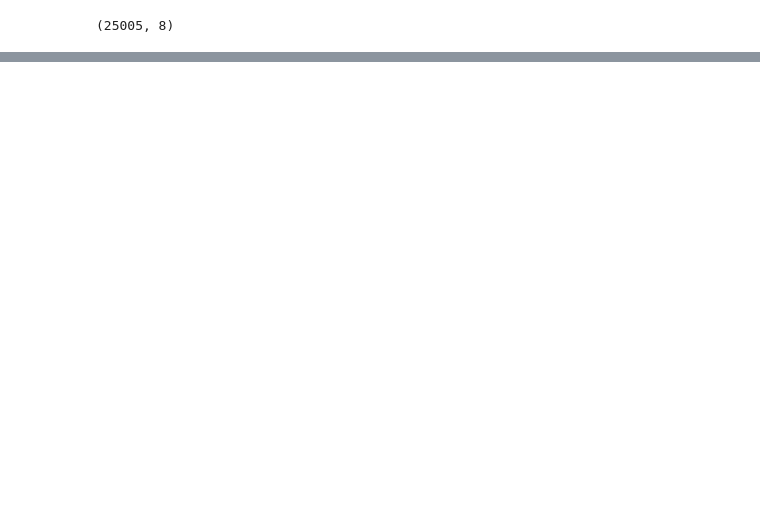
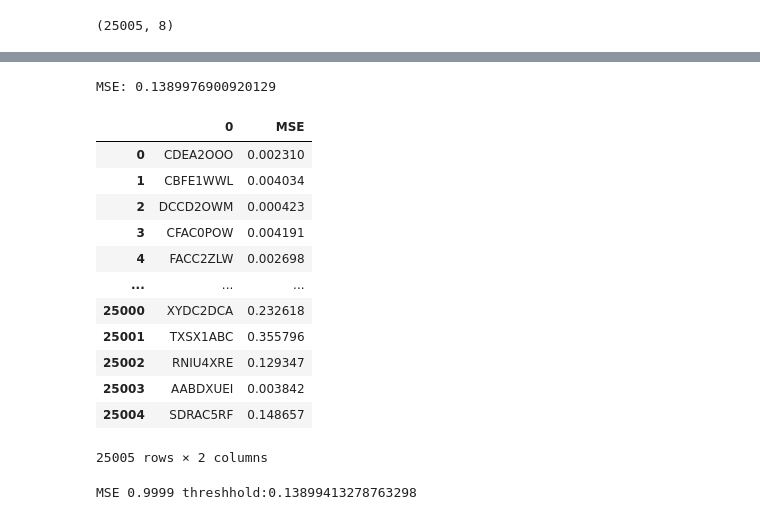
Before and after one commit to ganarajpr/sanskrit-autoencoder, a Jupyter notebook: Extract-Sanskrit.ipynb, the cells around one changed output, grey strips where cells are left out. Drawn from its saved outputs; the diff is of its cells as text; code cells hidden in the pictures; blank space fills up the shorter version.

```diff
--- a/Extract-Sanskrit.ipynb
+++ b/Extract-Sanskrit.ipynb
@@ -131,0 +188,3 @@ To enable them in other operations, rebuild TensorFlow with the appropriate comp
+# %%
+autoencoder = load_model('model_seqs2.h5')
+print(f'Min Loss:{np.min(history["loss"])}')
@@ -131,0 +193,41 @@ To enable them in other operations, rebuild TensorFlow with the appropriate comp
+# %%
+#get the MSE error term
+predictions = autoencoder.predict(scaled_seqs)
+mse = np.mean(np.power(scaled_seqs - predictions, 2), axis=1)
+print('MSE:', np.quantile(mse, 0.9999)) # => the 9999% quatile - only 0.0001% have error score higher than that
+# %% [output]
+MSE: 0.1389976900920129
+# %%
+
+#encode all the data
+encoded_seqs = encode_sequence_list(seqs_ds.iloc[:,0])
+#scale it
+scaled_data = MinMaxScaler().fit_transform(encoded_seqs)
+#predict it
+predicted = autoencoder.predict(scaled_data)
+#get the error term
+mse = np.mean(np.power(scaled_data - predicted, 2), axis=1)
+#now add them to our data frame
+seqs_ds['MSE'] = mse
+# %%
+display(seqs_ds)
+# %% [output]
+|  | 0 | MSE |
+| 0 | CDEA2OOO | 0.002310 |
+| 1 | CBFE1WWL | 0.004034 |
+| 2 | DCCD2OWM | 0.000423 |
+| 3 | CFAC0POW | 0.004191 |
+| 4 | FACC2ZLW | 0.002698 |
+| ... | ... | ... |
+| 25000 | XYDC2DCA | 0.232618 |
+| 25001 | TXSX1ABC | 0.355796 |
+| 25002 | RNIU4XRE | 0.129347 |
+| 25003 | AABDXUEI | 0.003842 |
+| 25004 | SDRAC5RF | 0.148657 |
+25005 rows × 2 columns
+# %%
+
+mse_threshold = np.quantile(seqs_ds['MSE'], 0.9999)
+print(f'MSE 0.9999 threshhold:{mse_threshold}')
+# %% [output]
+MSE 0.9999 threshhold:0.13899413278763298
```
Also changed, not shown: parts of 10 cells of this notebook, 1 other file.
